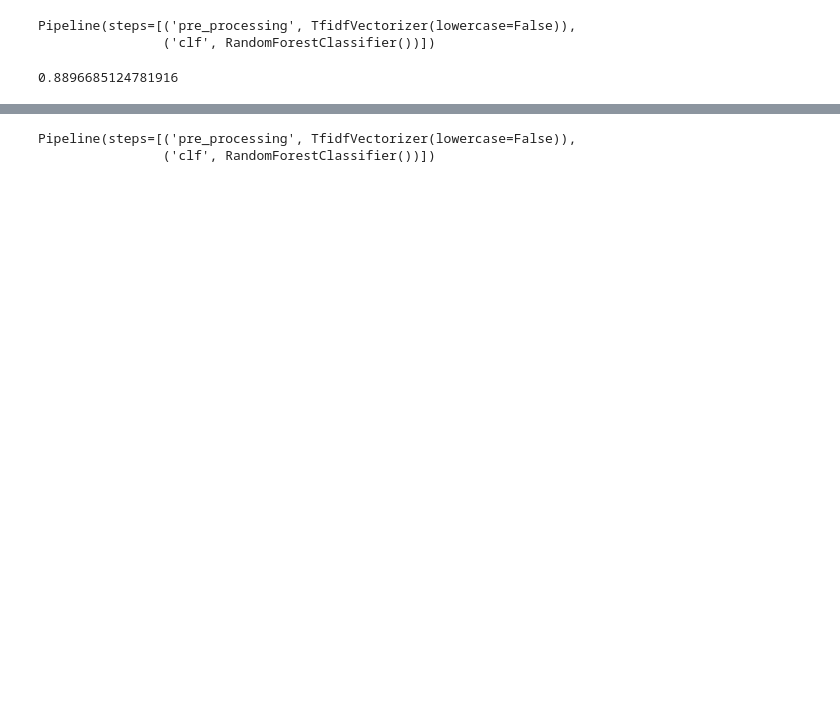
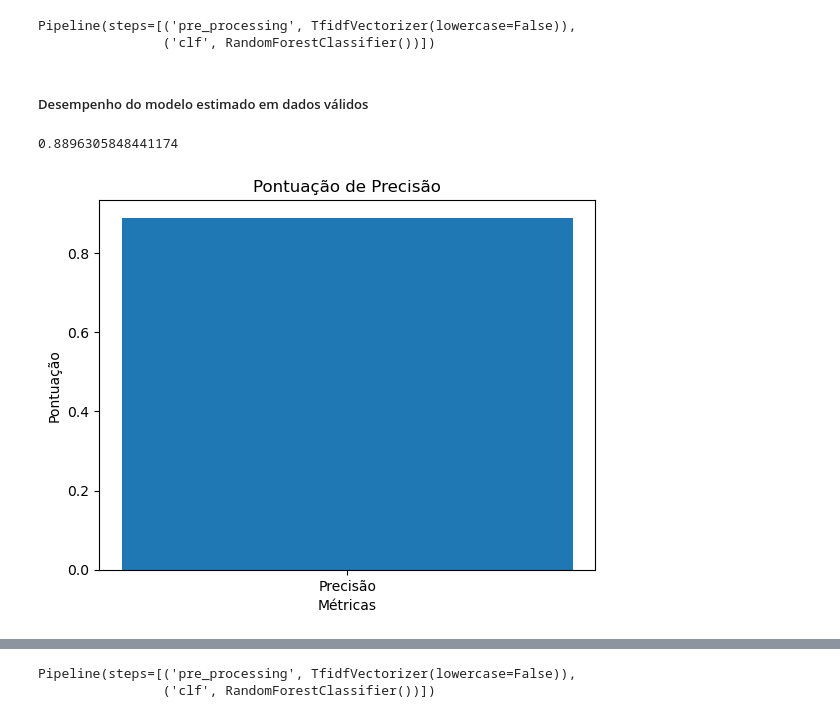
Before and after one commit to renatodias08/pipelineRessarcimento, a Jupyter notebook: jupyter/notebooks/ProcessoRessarcimento_NLP_Passo_2_dump_pkl_.ipynb, the cells around one changed output, grey strips where cells are left out. Cells and saved outputs as stored; diff of their text form; code cells hidden in the pictures; blank space fills up the shorter version.

```diff
--- a/jupyter/notebooks/ProcessoRessarcimento_NLP_Passo_2_dump_pkl_.ipynb
+++ b/jupyter/notebooks/ProcessoRessarcimento_NLP_Passo_2_dump_pkl_.ipynb
@@ -64,7 +74,8 @@ from sklearn.ensemble import RandomForestClassifier
 # load data
 colnames=['DESCRICAO', 'SITUAÇÃO DO SINISTRO']
 colrenames={'DESCRICAO': 'review','SITUAÇÃO DO SINISTRO': 'situacao'}
-data = pd.read_csv("../data/base_de_descricoes.csv", usecols=colnames)
+#data = pd.read_csv("../data/base_de_descricoes.csv", usecols=colnames)
+data = pd.read_csv("base_de_descricoes.csv", usecols=colnames)
 data.rename(columns=colrenames, inplace=True)
 data['situacao'] = data['situacao'].replace('SEGURADO CULPADO', 'BAIXADO COM RESSARCIMENTO')
 data['sentiment'] = data['situacao'].replace('BAIXADO COM RESSARCIMENTO', 1).replace('BAIXADO SEM RESSARCIMENTO', 0)
@@ -179,5 +239,0 @@ y_preds = sentiment_classifier.predict(X_test)
-# %%
-# evalute model performance by using log_loss in the validation data
-accuracy_score(y_test,y_preds)
-# %% [output]
-0.8896685124781916
@@ -186,0 +240,2 @@ accuracy_score(y_test,y_preds)
+# %% [markdown]
+##### Desempenho do modelo estimado em dados válidos
@@ -186,0 +244,19 @@ accuracy_score(y_test,y_preds)
+# %%
+accuracy_score(y_test,y_preds)
+# %% [output]
+0.8896305848441174
+# %%
+import matplotlib.pyplot as plt
+from sklearn.metrics import accuracy_score
+
+# Calcula a pontuação de precisão
+score = accuracy_score(y_test, y_preds)
+
+# Cria um gráfico de barras
+plt.bar(['Precisão'], [score])
+plt.title('Pontuação de Precisão')
+plt.xlabel('Métricas')
+plt.ylabel('Pontuação')
+plt.show()
+# %% [output]
+[figure, added]
```
Also changed, not shown: parts of 41 cells of this notebook, 3 other files.
